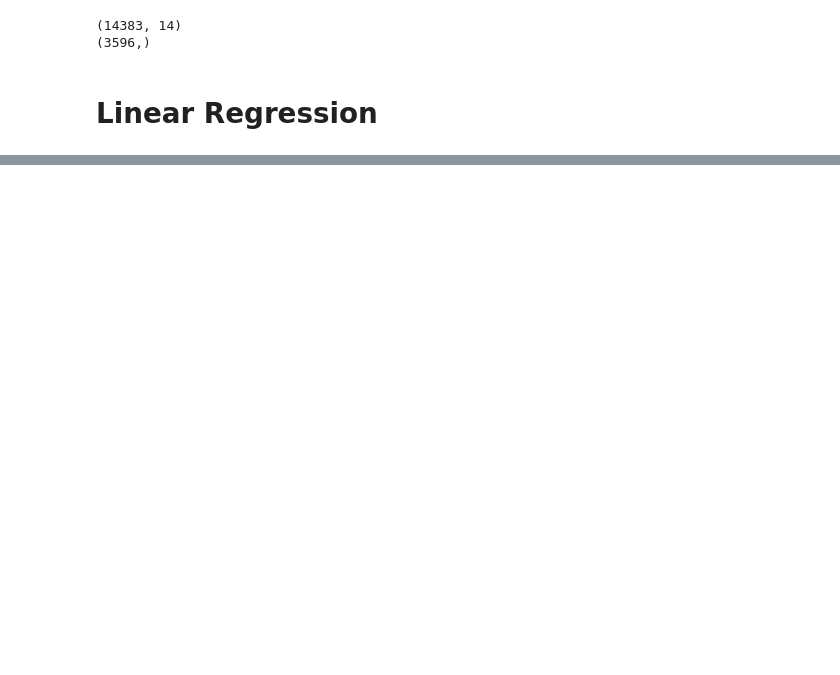
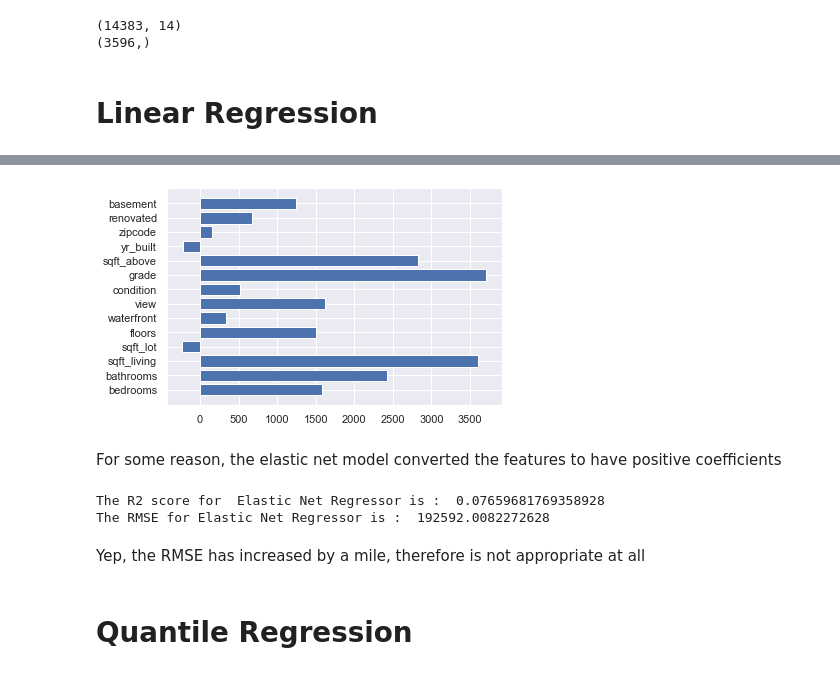
Before and after one commit to mbururyan/HAAS-house-prices, a Jupyter notebook: house-price-reg.ipynb, the cells around one changed output, grey strips where cells are left out. Cells and saved outputs as stored; diff of their text form; code cells hidden in the pictures; blank space fills up the shorter version.

```diff
--- a/house-price-reg.ipynb
+++ b/house-price-reg.ipynb
@@ -553,0 +744,10 @@ print(y_test.shape)
+# %%
+# Will build model, fit and predict
+lasso_reg = Lasso(alpha=0.01, normalize=True)
+
+lasso_reg.fit(X_train, y_train)
+
+y_pred_l = lasso_reg.predict(X_test)
+
+df_lasso = pd.DataFrame({'Original Values' : y_test, 'Predicted Values' : y_pred_l})
+df_lasso
@@ -553,0 +797,12 @@ print(y_test.shape)
+# %%
+# Hyprerparameters
+
+# Hyperparameters will be two instead of one i.e alpha and l1
+
+elastic = ElasticNet(normalize=True)
+
+grid_net =  GridSearchCV(estimator=elastic, param_grid={'alpha' : np.arange(0.01, 2, 10), 'l1_ratio' : [.2, .4, .6, .8] }, cv=10, n_jobs=1, refit=True)
+# %%
+grid_net.fit(X_train, y_train)
+
+grid_net.best_params_
@@ -553,0 +811,8 @@ print(y_test.shape)
+# %%
+# Will fit the data onto the model and perform predictions
+
+elastic_reg = ElasticNet(alpha=0.01, l1_ratio=0.8, normalize=True)
+
+elastic_reg.fit(X_train, y_train)
+
+y_pred_ela = elastic_reg.predict(X_test)
@@ -553,0 +862,20 @@ print(y_test.shape)
+# %%
+# Viz of the coefficients
+plt.barh(y=X_corr.columns, width=elastic_reg.coef_)
+plt.show()
+# %% [output]
+[figure, added]
+# %% [markdown]
+For some reason, the elastic net model converted the features to have positive coefficients
+# %%
+# R2 score and RMSE Score
+
+print('The R2 score for  Elastic Net Regressor is : ', elastic_reg.score(X_test, y_test))
+print('The RMSE for Elastic Net Regressor is : ', np.sqrt(metrics.mean_squared_error(y_test, y_pred_ela)))
+# %% [output]
+The R2 score for  Elastic Net Regressor is :  0.07659681769358928
+The RMSE for Elastic Net Regressor is :  192592.0082272628
+# %% [markdown]
+Yep, the RMSE has increased by a mile, therefore is not appropriate at all
+# %% [markdown]
+# Quantile Regression
```
Also changed, not shown: parts of 37 cells of this notebook.
